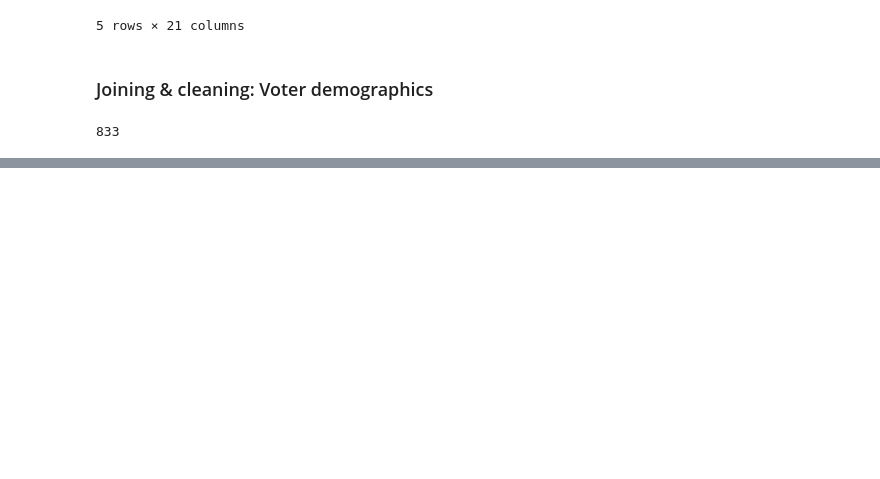
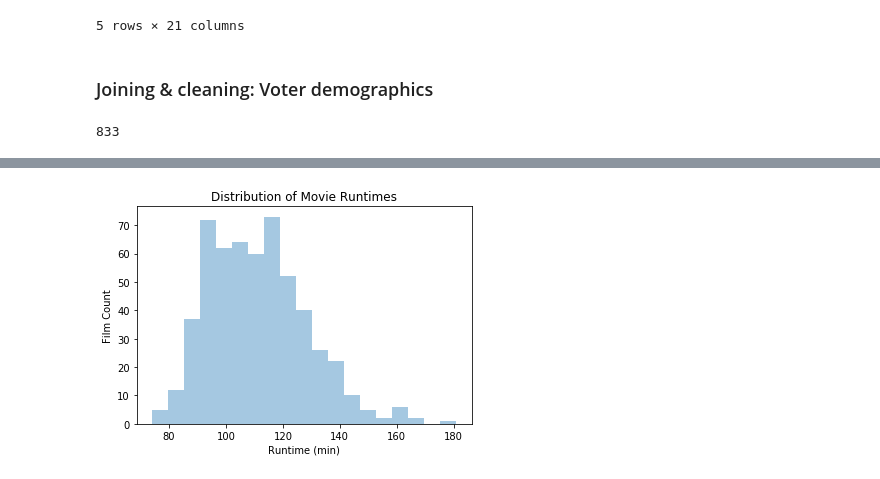
Before and after one commit to kevinsgiroux/dsc-mod-1-project-v2-1-onl01-dtsc-ft-070620, a Jupyter notebook: student.ipynb, the cells around one changed output, grey strips where cells are left out. Drawn from its saved outputs; the diff is of its cells as text; code cells hidden in the pictures; blank space fills up the shorter version.

```diff
--- a/student.ipynb
+++ b/student.ipynb
@@ -1153,0 +1653,7 @@ len(voters_json)
+# %%
+sns.distplot(df["runtime_minutes"], kde=False);
+plt.title('Distribution of Movie Runtimes')
+plt.ylabel('Film Count')
+plt.xlabel('Runtime (min)');
+# %% [output]
+[figure, added]
```
Also changed, not shown: parts of 144 cells of this notebook, 11 other files.
